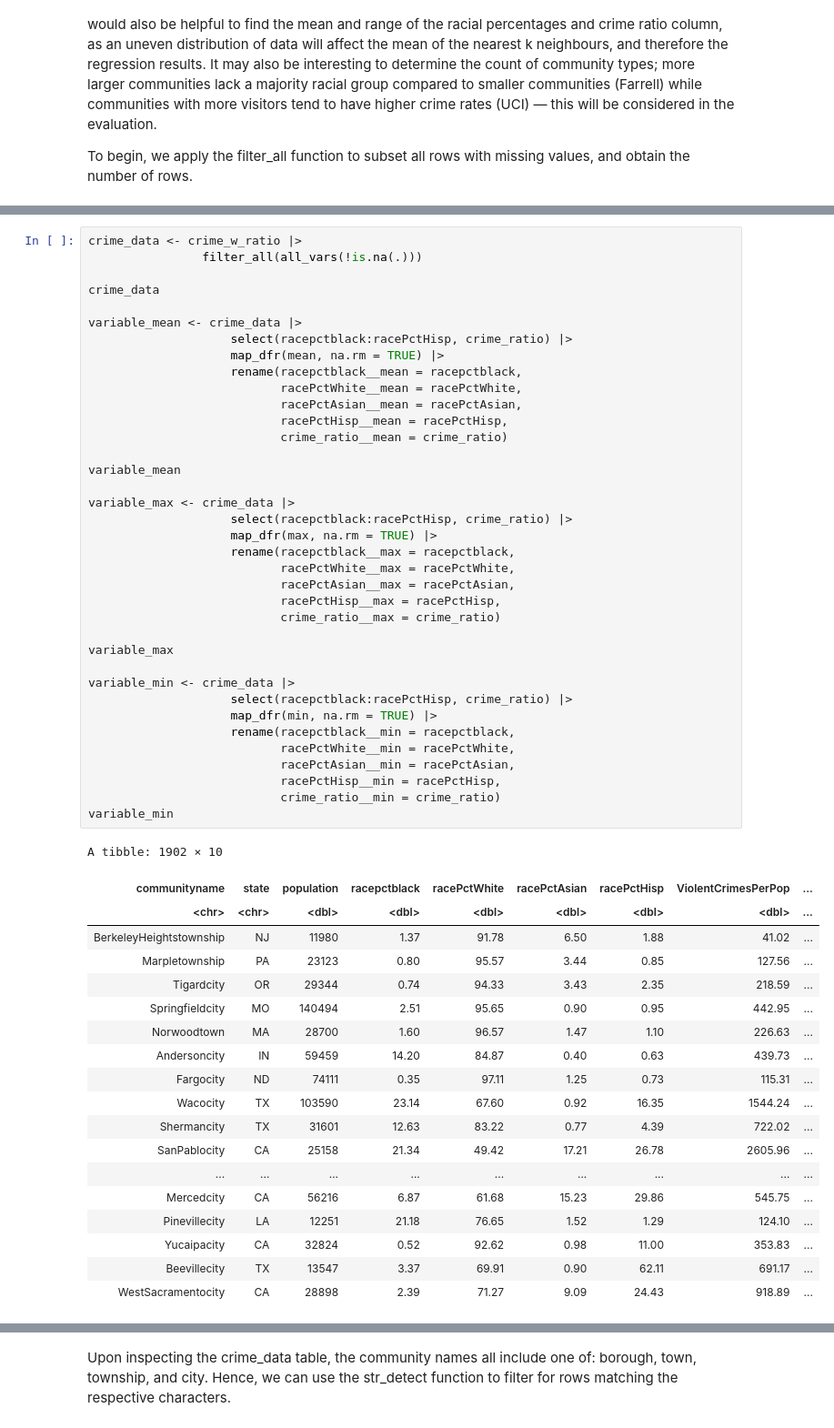
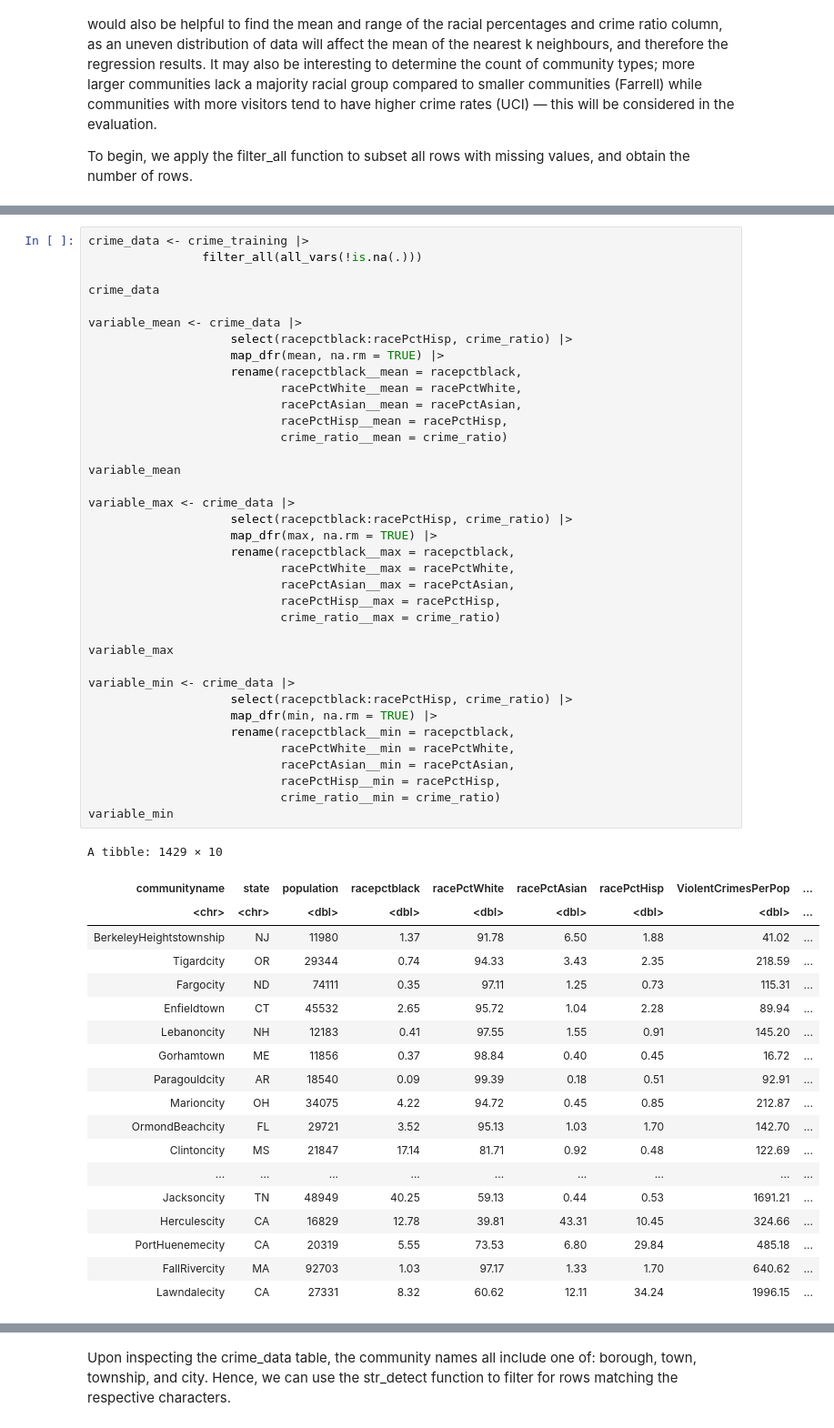
Before and after one commit to JeffreyJPZ/DSCI-100-Group_55-Project, a Jupyter notebook: Project.ipynb, the cells around one changed output, grey strips where cells are left out. Shown at 91% size. Saved outputs shown, nothing was run; the diff lists cells and outputs as text.

```diff
--- a/Project.ipynb
+++ b/Project.ipynb
@@ -305,5 +307,5 @@ A tibble: 1 × 1
 # %%
-crime_data <- crime_w_ratio |>
+crime_data <- crime_training |>
                 filter_all(all_vars(!is.na(.)))
 
 crime_data
@@ -316,49 +318,49 @@ variable_mean <- crime_data |>
                            racePctAsian__mean = racePctAsian,
                            racePctHisp__mean = racePctHisp,
                            crime_ratio__mean = crime_ratio)
 
 variable_mean
 
 variable_max <- crime_data |>
                     select(racepctblack:racePctHisp, crime_ratio) |>
                     map_dfr(max, na.rm = TRUE) |>
                     rename(racepctblack__max = racepctblack,
                            racePctWhite__max = racePctWhite,
                            racePctAsian__max = racePctAsian,
                            racePctHisp__max = racePctHisp,
                            crime_ratio__max = crime_ratio)
 
 variable_max
 
 variable_min <- crime_data |>
                     select(racepctblack:racePctHisp, crime_ratio) |>
                     map_dfr(min, na.rm = TRUE) |>
                     rename(racepctblack__min = racepctblack,
                            racePctWhite__min = racePctWhite,
                            racePctAsian__min = racePctAsian,
                            racePctHisp__min = racePctHisp,
                            crime_ratio__min = crime_ratio)
 variable_min
 # %% [output]
-A tibble: 1902 × 10
+A tibble: 1429 × 10
 | communityname | state | population | racepctblack | racePctWhite | racePctAsian | racePctHisp | ViolentCrimesPerPop | ... |
 | <chr> | <chr> | <dbl> | <dbl> | <dbl> | <dbl> | <dbl> | <dbl> | ... |
 | BerkeleyHeightstownship | NJ | 11980 | 1.37 | 91.78 | 6.50 | 1.88 | 41.02 | ... |
-| Marpletownship | PA | 23123 | 0.80 | 95.57 | 3.44 | 0.85 | 127.56 | ... |
 | Tigardcity | OR | 29344 | 0.74 | 94.33 | 3.43 | 2.35 | 218.59 | ... |
-| Springfieldcity | MO | 140494 | 2.51 | 95.65 | 0.90 | 0.95 | 442.95 | ... |
-| Norwoodtown | MA | 28700 | 1.60 | 96.57 | 1.47 | 1.10 | 226.63 | ... |
-| Andersoncity | IN | 59459 | 14.20 | 84.87 | 0.40 | 0.63 | 439.73 | ... |
 | Fargocity | ND | 74111 | 0.35 | 97.11 | 1.25 | 0.73 | 115.31 | ... |
-| Wacocity | TX | 103590 | 23.14 | 67.60 | 0.92 | 16.35 | 1544.24 | ... |
-| Shermancity | TX | 31601 | 12.63 | 83.22 | 0.77 | 4.39 | 722.02 | ... |
-| SanPablocity | CA | 25158 | 21.34 | 49.42 | 17.21 | 26.78 | 2605.96 | ... |
+| Enfieldtown | CT | 45532 | 2.65 | 95.72 | 1.04 | 2.28 | 89.94 | ... |
+| Lebanoncity | NH | 12183 | 0.41 | 97.55 | 1.55 | 0.91 | 145.20 | ... |
+| Gorhamtown | ME | 11856 | 0.37 | 98.84 | 0.40 | 0.45 | 16.72 | ... |
+| Paragouldcity | AR | 18540 | 0.09 | 99.39 | 0.18 | 0.51 | 92.91 | ... |
+| Marioncity | OH | 34075 | 4.22 | 94.72 | 0.45 | 0.85 | 212.87 | ... |
+| OrmondBeachcity | FL | 29721 | 3.52 | 95.13 | 1.03 | 1.70 | 142.70 | ... |
+| Clintoncity | MS | 21847 | 17.14 | 81.71 | 0.92 | 0.48 | 122.69 | ... |
 | ... | ... | ... | ... | ... | ... | ... | ... | ... |
-| Mercedcity | CA | 56216 | 6.87 | 61.68 | 15.23 | 29.86 | 545.75 | ... |
-| Pinevillecity | LA | 12251 | 21.18 | 76.65 | 1.52 | 1.29 | 124.10 | ... |
-| Yucaipacity | CA | 32824 | 0.52 | 92.62 | 0.98 | 11.00 | 353.83 | ... |
-| Beevillecity | TX | 13547 | 3.37 | 69.91 | 0.90 | 62.11 | 691.17 | ... |
-| WestSacramentocity | CA | 28898 | 2.39 | 71.27 | 9.09 | 24.43 | 918.89 | ... |
+| Jacksoncity | TN | 48949 | 40.25 | 59.13 | 0.44 | 0.53 | 1691.21 | ... |
+| Herculescity | CA | 16829 | 12.78 | 39.81 | 43.31 | 10.45 | 324.66 | ... |
+| PortHuenemecity | CA | 20319 | 5.55 | 73.53 | 6.80 | 29.84 | 485.18 | ... |
+| FallRivercity | MA | 92703 | 1.03 | 97.17 | 1.33 | 1.70 | 640.62 | ... |
+| Lawndalecity | CA | 27331 | 8.32 | 60.62 | 12.11 | 34.24 | 1996.15 | ... |
 A tibble: 1 × 5
 | racepctblack__mean | racePctWhite__mean | racePctAsian__mean | racePctHisp__mean | crime_ratio__mean |
 | <dbl> | <dbl> | <dbl> | <dbl> | <dbl> |
```
Also changed, not shown: parts of 7 cells of this notebook.
